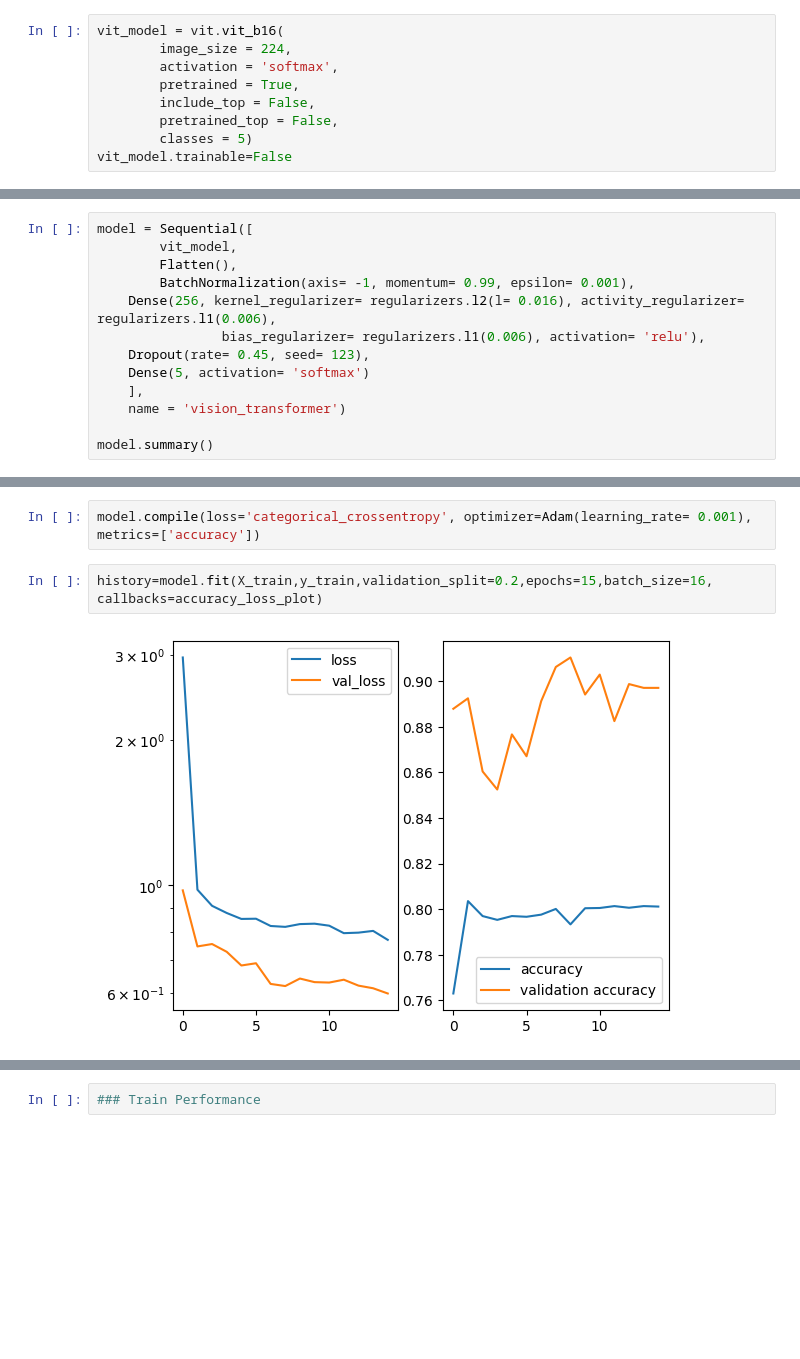
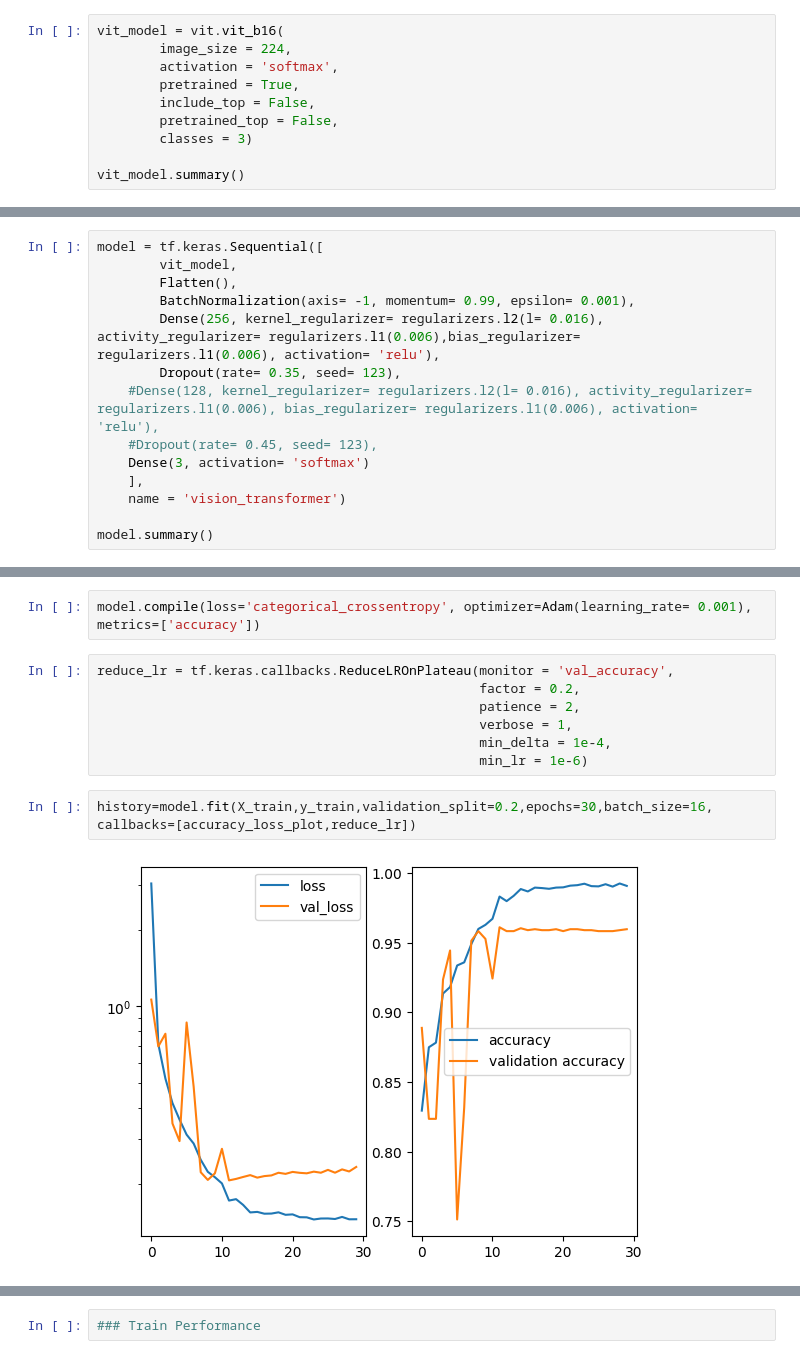
Before and after one commit to ratawil/Lung-Cancer-Classification-Deep-Learning, a Jupyter notebook: Model_Comparer.ipynb, the cells around one changed output, grey strips where cells are left out. Cells and saved outputs as stored; diff of their text form; blank space fills up the shorter version.

```diff
--- a/Model_Comparer.ipynb
+++ b/Model_Comparer.ipynb
@@ -494,8 +498,9 @@ vit_model = vit.vit_b16(
         pretrained = True,
         include_top = False,
         pretrained_top = False,
-        classes = 5)
-vit_model.trainable=False
+        classes = 3)
+
+vit_model.summary()
 # %% [output]
 Downloading data from https://github.com/faustomorales/vit-keras/releases/download/dl/ViT-B_16_imagenet21k+imagenet2012.npz
 347502902/347502902 [==============================] - 1s 0us/step
@@ -502,12 +522,13 @@ Downloading data from https://github.com/faustomorales/vit-keras/releases/downlo
 # %%
-model = Sequential([
+model = tf.keras.Sequential([
         vit_model,
         Flatten(),
         BatchNormalization(axis= -1, momentum= 0.99, epsilon= 0.001),
-    Dense(256, kernel_regularizer= regularizers.l2(l= 0.016), activity_regularizer= regularizers.l1(0.006),
-                bias_regularizer= regularizers.l1(0.006), activation= 'relu'),
-    Dropout(rate= 0.45, seed= 123),
-    Dense(5, activation= 'softmax')
+        Dense(256, kernel_regularizer= regularizers.l2(l= 0.016), activity_regularizer= regularizers.l1(0.006),bias_regularizer= regularizers.l1(0.006), activation= 'relu'),
+        Dropout(rate= 0.35, seed= 123),
+    #Dense(128, kernel_regularizer= regularizers.l2(l= 0.016), activity_regularizer= regularizers.l1(0.006), bias_regularizer= regularizers.l1(0.006), activation= 'relu'),
+    #Dropout(rate= 0.45, seed= 123),
+    Dense(3, activation= 'softmax')
     ],
     name = 'vision_transformer')
 
@@ -532,7 +553,14 @@ Non-trainable params: 85,800,192
 _________________________________________________________________
 # %%
 model.compile(loss='categorical_crossentropy', optimizer=Adam(learning_rate= 0.001), metrics=['accuracy'])
+# %%
+reduce_lr = tf.keras.callbacks.ReduceLROnPlateau(monitor = 'val_accuracy',
+                                                 factor = 0.2,
+                                                 patience = 2,
+                                                 verbose = 1,
+                                                 min_delta = 1e-4,
+                                                 min_lr = 1e-6)
 # %%
-history=model.fit(X_train,y_train,validation_split=0.2,epochs=15,batch_size=16, callbacks=accuracy_loss_plot)
+history=model.fit(X_train,y_train,validation_split=0.2,epochs=30,batch_size=16, callbacks=[accuracy_loss_plot,reduce_lr])
 # %% [output]
-[figure, old version]
+[figure, new version]
```
Also changed, not shown: parts of 66 cells of this notebook.
